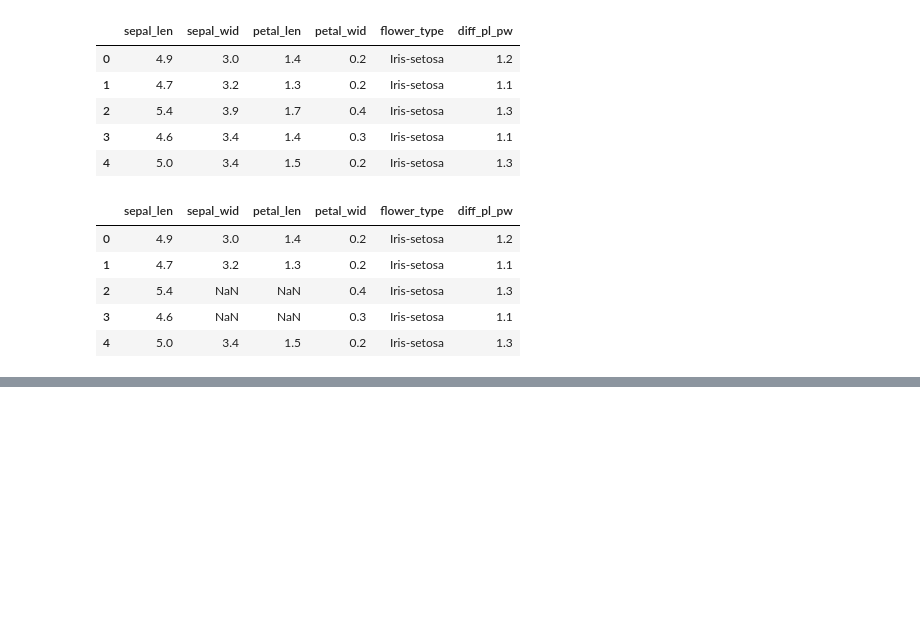
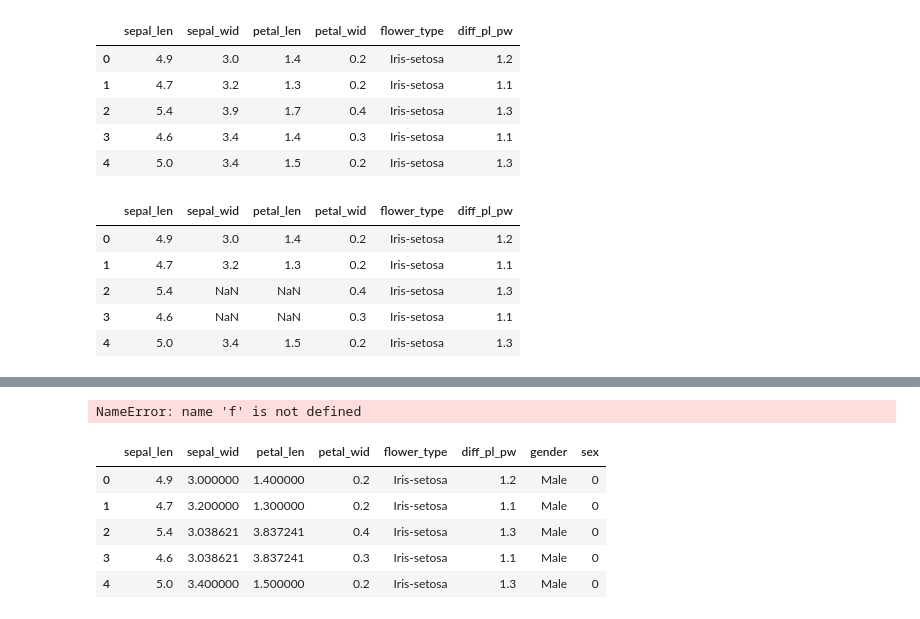
Before and after one commit to nipungera47/Machine_Learning, a Jupyter notebook: Panda/Pandas.ipynb, the cells around one changed output, grey strips where cells are left out. Drawn from its saved outputs; the diff is of its cells as text; code cells hidden in the pictures; blank space fills up the shorter version.

```diff
--- a/Panda/Pandas.ipynb
+++ b/Panda/Pandas.ipynb
@@ -358,3 +358,4 @@ df.head()
 | 4 | 5.0 | 3.4 | 1.5 | 0.2 | Iris-setosa | 1.3 |
 # %%
 df.sepal_wid.fillna(df.sepal_wid.mean(),inplace=True)
+df.petal_len.fillna(df.petal_len.mean(),inplace=True)
@@ -360,0 +371,9 @@ df.sepal_wid.fillna(df.sepal_wid.mean(),inplace=True)
+# %%
+#String Based daata
+df["gender"] = "Female"
+df.head()
+df.iloc[0:10,6 ] = "Male"
+
+
+
+df.head()
@@ -360,0 +411,23 @@ df.sepal_wid.fillna(df.sepal_wid.mean(),inplace=True)
+# %%
+df.gender.apply(f)
+# %% [output]
+NameError: name 'f' is not defined
+# %%
+def f(s):
+    if s == "Male":
+        return 0
+
+    else:
+        return 1
+
+
+df["sex"] = df.gender.apply(f)
+# %%
+df.head()
+# %% [output]
+|  | sepal_len | sepal_wid | petal_len | petal_wid | flower_type | diff_pl_pw | gender | sex |
+| 0 | 4.9 | 3.000000 | 1.400000 | 0.2 | Iris-setosa | 1.2 | Male | 0 |
+| 1 | 4.7 | 3.200000 | 1.300000 | 0.2 | Iris-setosa | 1.1 | Male | 0 |
+| 2 | 5.4 | 3.038621 | 3.837241 | 0.4 | Iris-setosa | 1.3 | Male | 0 |
+| 3 | 4.6 | 3.038621 | 3.837241 | 0.3 | Iris-setosa | 1.1 | Male | 0 |
+| 4 | 5.0 | 3.400000 | 1.500000 | 0.2 | Iris-setosa | 1.3 | Male | 0 |
```
Also changed, not shown: parts of 6 cells of this notebook, 2 other files.
